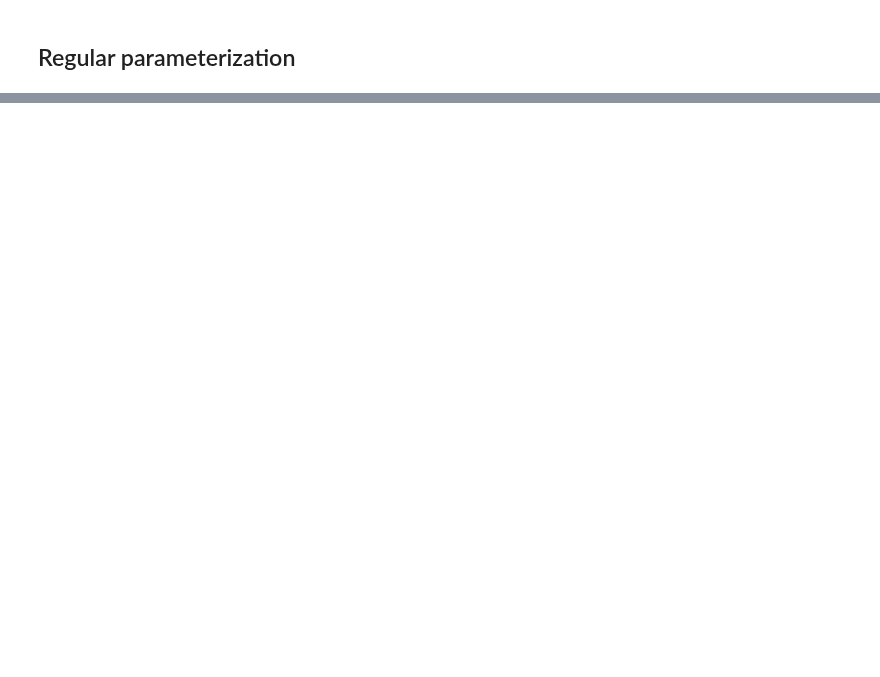
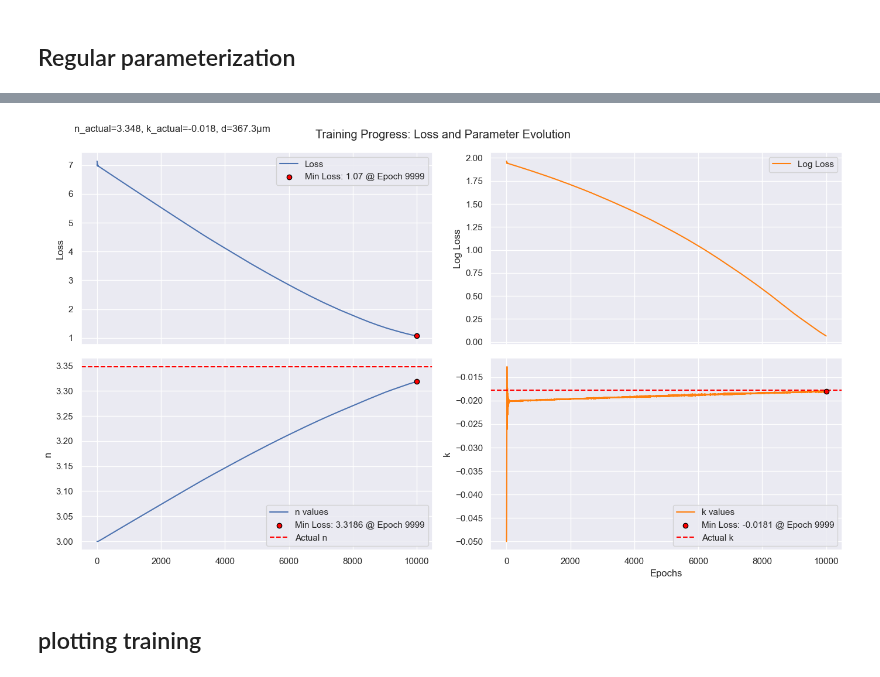
Before and after one commit to tls54/THz-TDS, a Jupyter notebook: PINNs/Back_propagation/Back_propagation.ipynb, the cells around one changed output, grey strips where cells are left out. Drawn from its saved outputs; the diff is of its cells as text; code cells hidden in the pictures; blank space fills up the shorter version.

```diff
--- a/PINNs/Back_propagation/Back_propagation.ipynb
+++ b/PINNs/Back_propagation/Back_propagation.ipynb
@@ -226,0 +112,14 @@ plt.show()
+# %%
+# Test SGD
+model2 = TransferFunctionModel(w_tensor=w_tensor, d=d_actual)
+optimizer = torch.optim.SGD(model2.parameters(), lr=1e-4, momentum=0.9)
+
+# Train the model
+model2.train_model(loss, H_values, phi_values, optimizer=optimizer, epochs=10000, verbose=True)
+
+# Access best parameters after training
+print(f"Best Parameters: n = {model2.best_params['n']}, k = {model2.best_params['k']}")
+
+# Plot training curves
+model2.plot_training_curves(n_actual, k_actual, d)
+# %% [output]
@@ -227,2 +143,5 @@ plt.show()
+[figure, added]
+# %% [markdown]
+## plotting training
 # %%
 # TODO:
```
Also changed, not shown: parts of 10 cells of this notebook, 2 other files.
